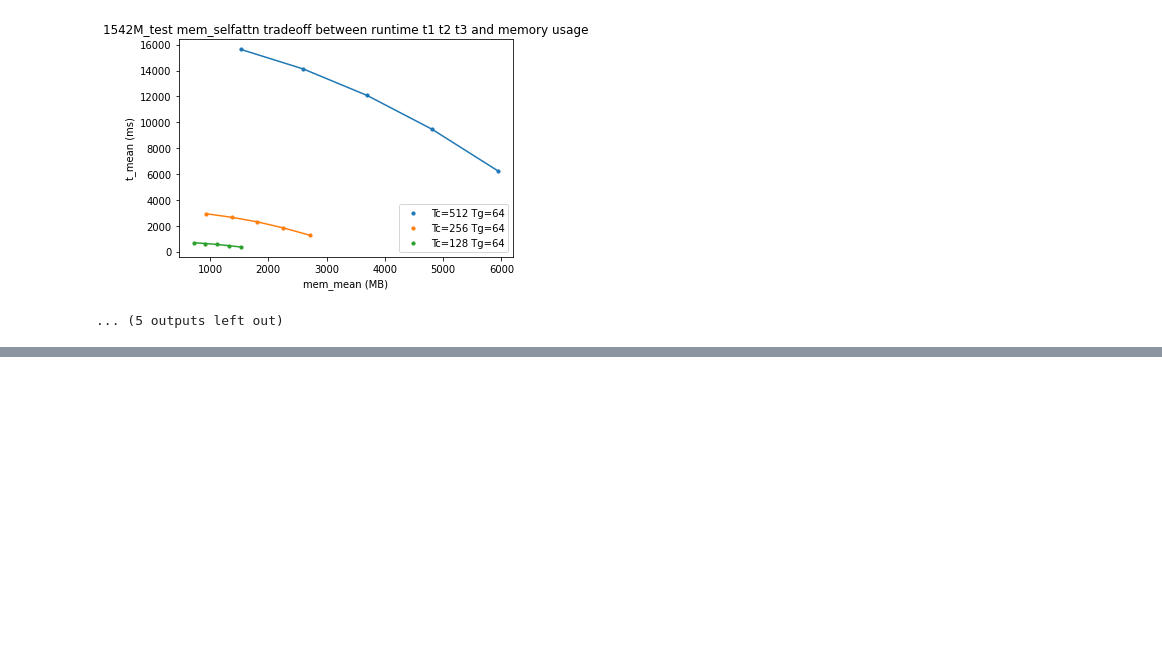
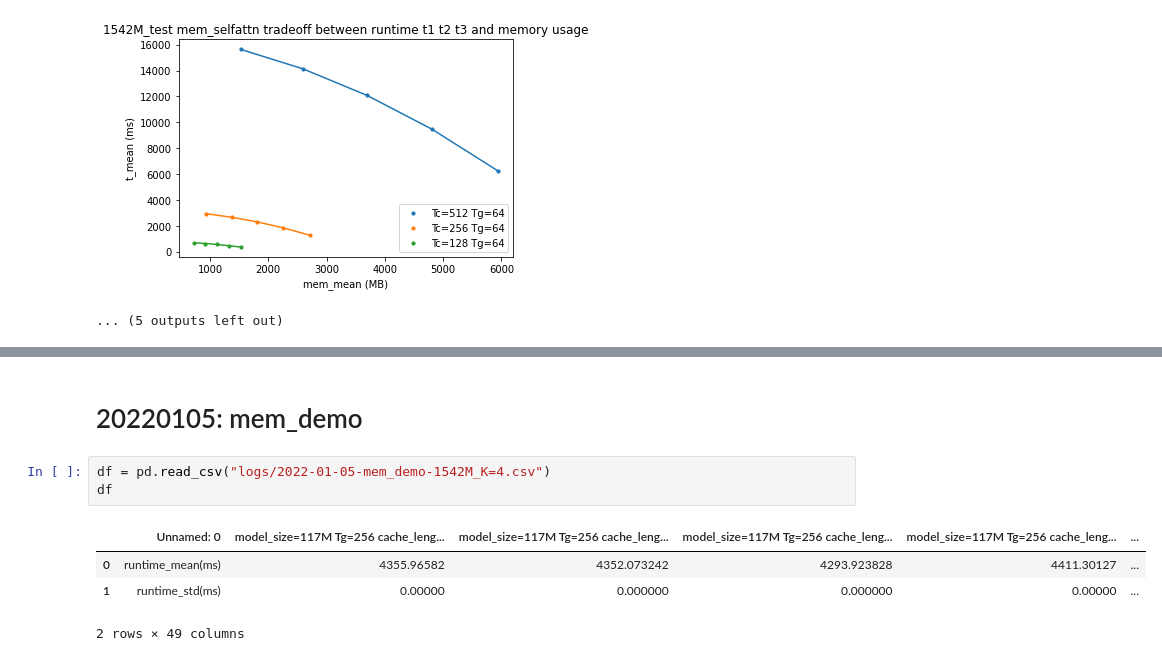
Before and after one commit to JerryPan2718/flexgpt, a Jupyter notebook: minGPT/memgpt/plots.ipynb, the cells around one changed output, grey strips where cells are left out. Cells and saved outputs as stored; diff of their text form; blank space fills up the shorter version.

```diff
--- a/minGPT/memgpt/plots.ipynb
+++ b/minGPT/memgpt/plots.ipynb
@@ -731,0 +733,10 @@ for csv_file in csv_files:
+# %% [markdown]
+# 20220105: mem_demo
+# %%
+df = pd.read_csv("logs/2022-01-05-mem_demo-1542M_K=4.csv")
+df
+# %% [output]
+|  | Unnamed: 0 | model_size=117M Tg=256 cache_leng... | model_size=117M Tg=256 cache_leng... | model_size=117M Tg=256 cache_leng... | model_size=117M Tg=256 cache_leng... | ... |
+| 0 | runtime_mean(ms) | 4355.96582 | 4352.073242 | 4293.923828 | 4411.30127 | ... |
+| 1 | runtime_std(ms) | 0.00000 | 0.000000 | 0.000000 | 0.00000 | ... |
+2 rows × 49 columns
```
Also changed, not shown: parts of 6 cells of this notebook.
